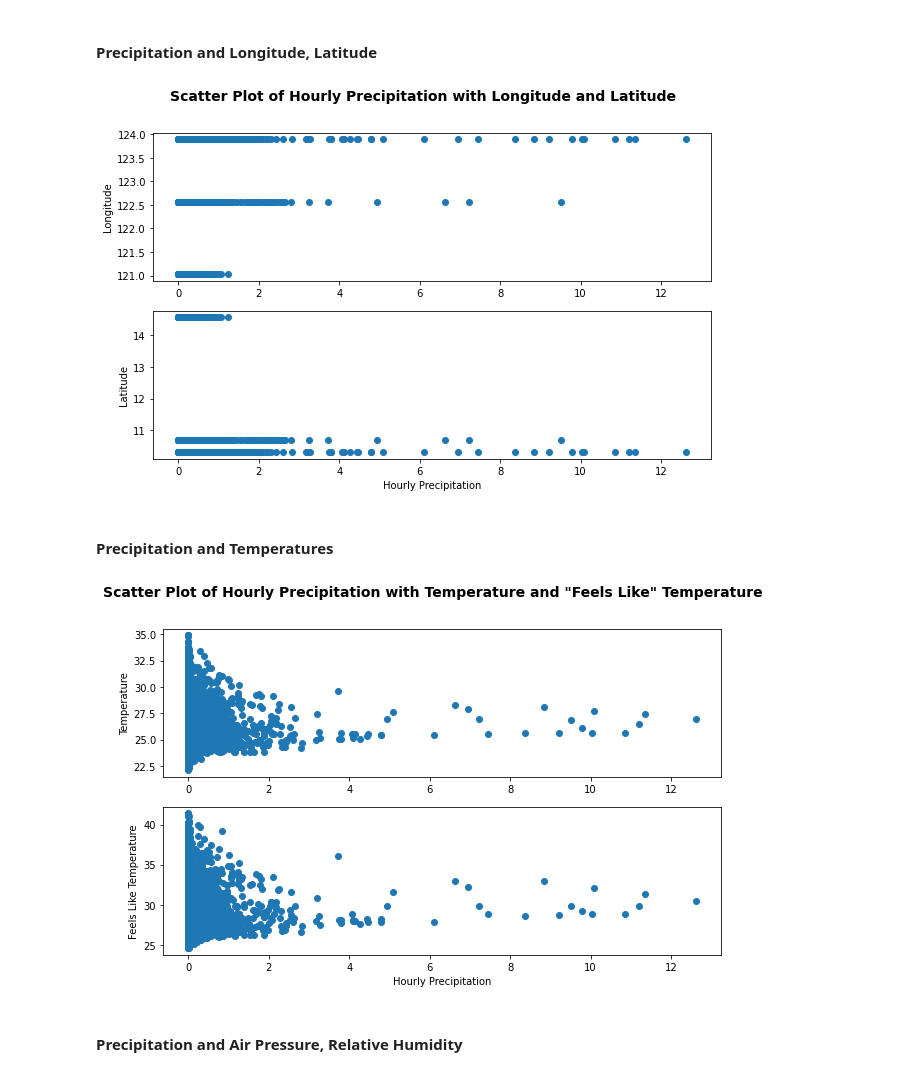
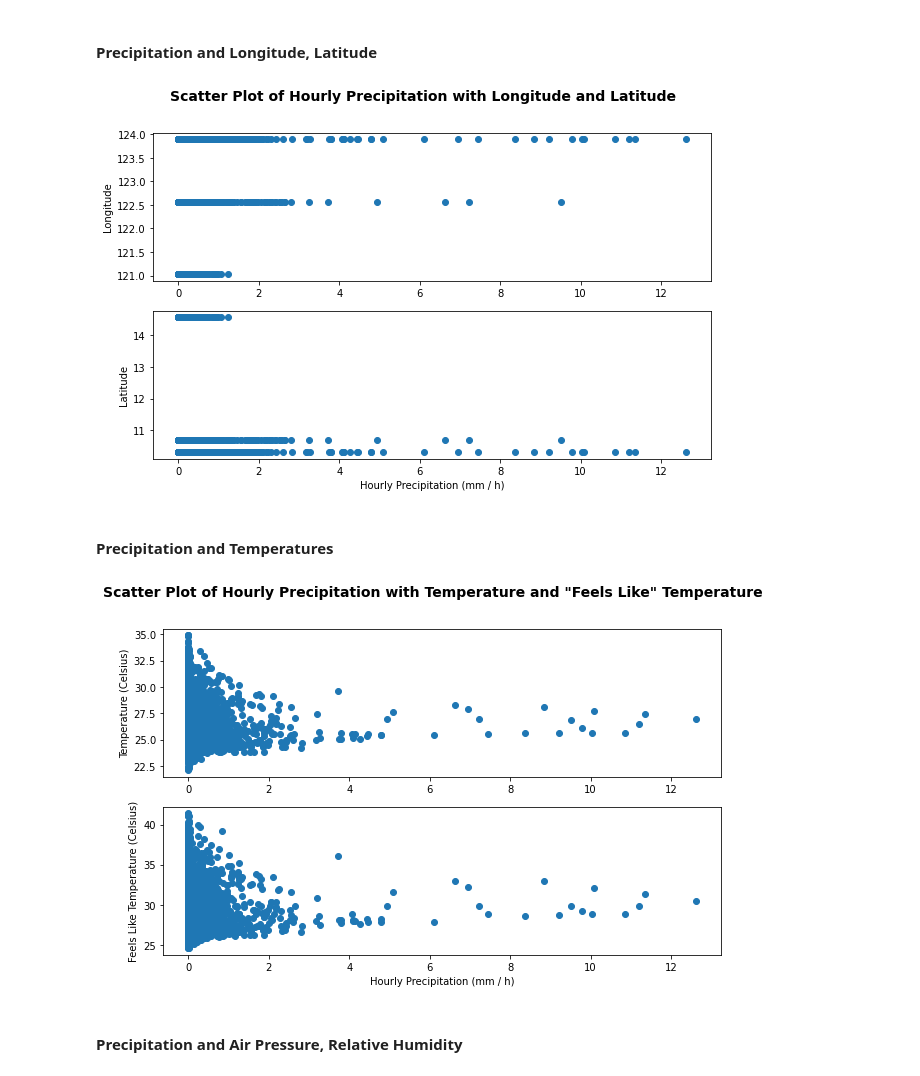
Before and after one commit to eRuaro/prac-research, a Jupyter notebook: data_analysis.ipynb, the cells around one changed output. Saved outputs shown, nothing was run; the diff lists cells and outputs as text; code cells hidden in the pictures.

```diff
--- a/data_analysis.ipynb
+++ b/data_analysis.ipynb
@@ -121,32 +121,32 @@ ax1.scatter(precipitation, longitude)
 ax1.set_ylabel('Longitude')
 
 ax2.scatter(precipitation, latitude)
-ax2.set_xlabel('Hourly Precipitation')
+ax2.set_xlabel('Hourly Precipitation (mm / h)')
 ax2.set_ylabel('Latitude')
 
 plt.show()
 # %% [output]
-[figure, old version]
+[figure, new version]
 # %% [markdown]
 #### Precipitation and Temperatures
 # %%
 fig, (ax1, ax2) = plt.subplots(2, 1, figsize=(10, 6))
 fig.suptitle('Scatter Plot of Hourly Precipitation with Temperature and "Feels Like" Temperature', fontweight='bold', fontsize=14)
 
 precipitation = df['precipitation']._convert(numeric=True)
 temp_c = df['temp_c']._convert(numeric=True)
 feelslike_c = df['feelslike_c']._convert(numeric=True)
 
 ax1.scatter(precipitation, temp_c)
-ax1.set_ylabel('Temperature')
+ax1.set_ylabel('Temperature (Celsius)')
 
 ax2.scatter(precipitation, feelslike_c)
-ax2.set_xlabel('Hourly Precipitation')
-ax2.set_ylabel('Feels Like Temperature')
+ax2.set_xlabel('Hourly Precipitation (mm / h)')
+ax2.set_ylabel('Feels Like Temperature (Celsius)')
 
 plt.show()
 # %% [output]
-[figure, old version]
+[figure, new version]
 # %% [markdown]
 #### Precipitation and Air Pressure, Relative Humidity
 # %%
```
Also changed, not shown: parts of 5 cells of this notebook.
